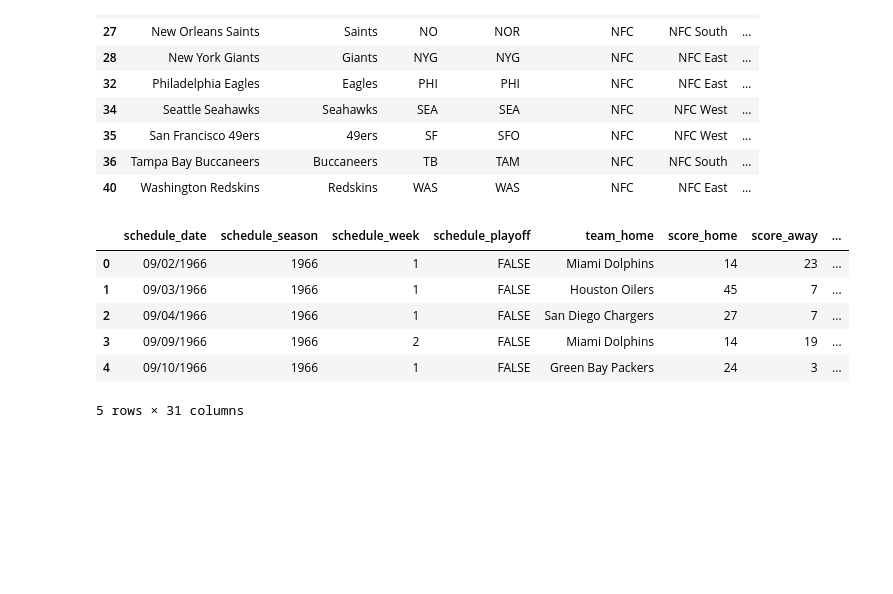
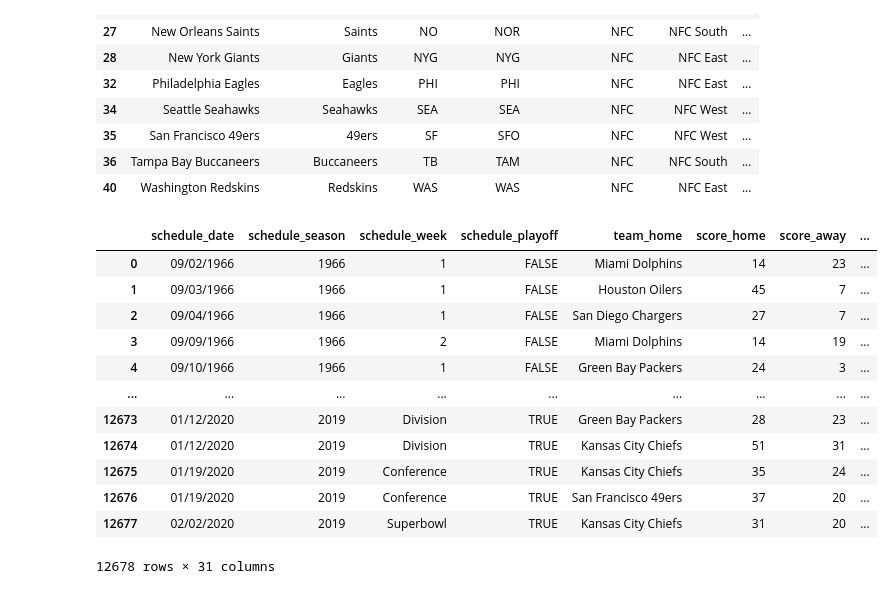
Before and after one commit to potterc22/Project1_TeamB, a Jupyter notebook: startercode.ipynb, the cells around one changed output. Cells and saved outputs as stored; diff of their text form; code cells hidden in the pictures; blank space fills up the shorter version.

```diff
--- a/startercode.ipynb
+++ b/startercode.ipynb
@@ -208,12 +208,18 @@ nfc_teams
 | 40 | Washington Redskins | Redskins | WAS | WAS | NFC | NFC East | ... |
 # %%
 scores_stadium_merged = pd.merge(scores_df, stadium_df, on='stadium_name',how='left')
-scores_stadium_merged.head()
+scores_stadium_merged
 # %% [output]
 |  | schedule_date | schedule_season | schedule_week | schedule_playoff | team_home | score_home | score_away | ... |
 | 0 | 09/02/1966 | 1966 | 1 | FALSE | Miami Dolphins | 14 | 23 | ... |
 | 1 | 09/03/1966 | 1966 | 1 | FALSE | Houston Oilers | 45 | 7 | ... |
 | 2 | 09/04/1966 | 1966 | 1 | FALSE | San Diego Chargers | 27 | 7 | ... |
 | 3 | 09/09/1966 | 1966 | 2 | FALSE | Miami Dolphins | 14 | 19 | ... |
 | 4 | 09/10/1966 | 1966 | 1 | FALSE | Green Bay Packers | 24 | 3 | ... |
+| ... | ... | ... | ... | ... | ... | ... | ... | ... |
+| 12673 | 01/12/2020 | 2019 | Division | TRUE | Green Bay Packers | 28 | 23 | ... |
+| 12674 | 01/12/2020 | 2019 | Division | TRUE | Kansas City Chiefs | 51 | 31 | ... |
+| 12675 | 01/19/2020 | 2019 | Conference | TRUE | Kansas City Chiefs | 35 | 24 | ... |
+| 12676 | 01/19/2020 | 2019 | Conference | TRUE | San Francisco 49ers | 37 | 20 | ... |
+| 12677 | 02/02/2020 | 2019 | Superbowl | TRUE | Kansas City Chiefs | 31 | 20 | ... |
-5 rows × 31 columns
+12678 rows × 31 columns
```
Also changed, not shown: parts of 4 cells of this notebook.
